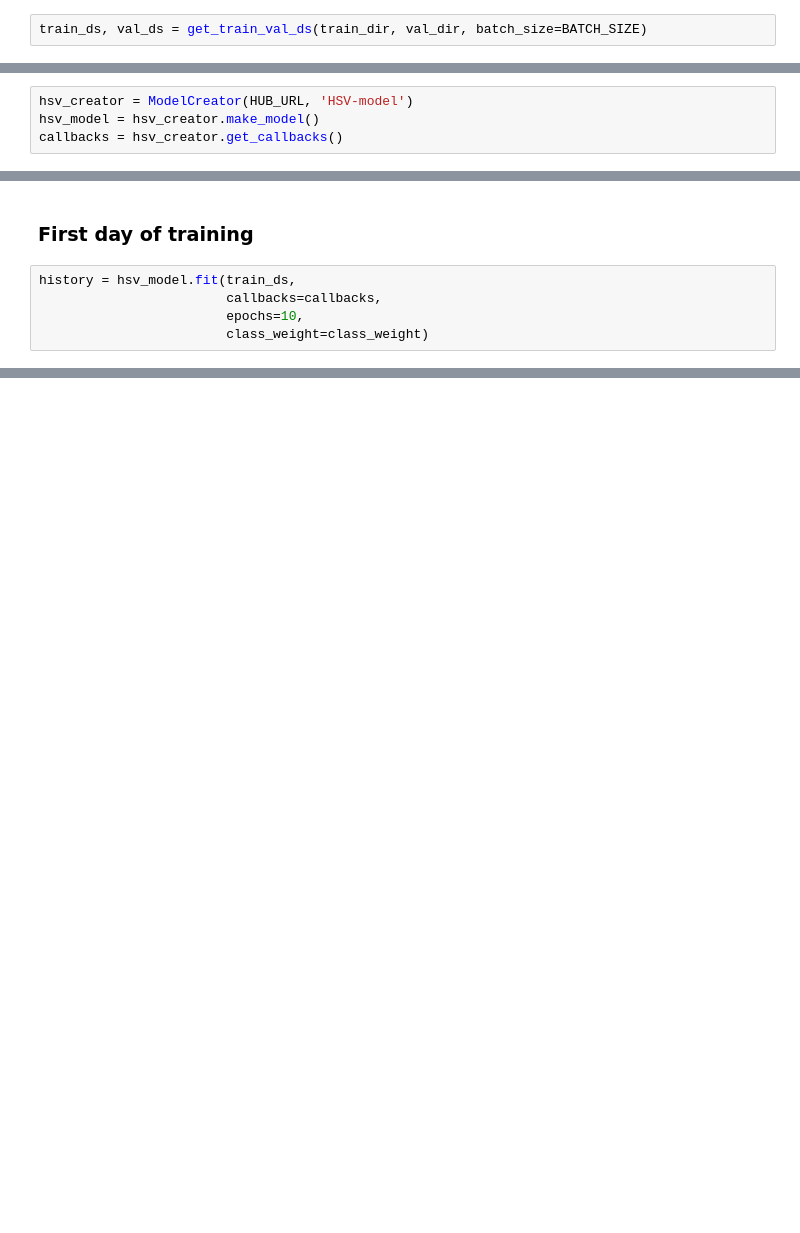
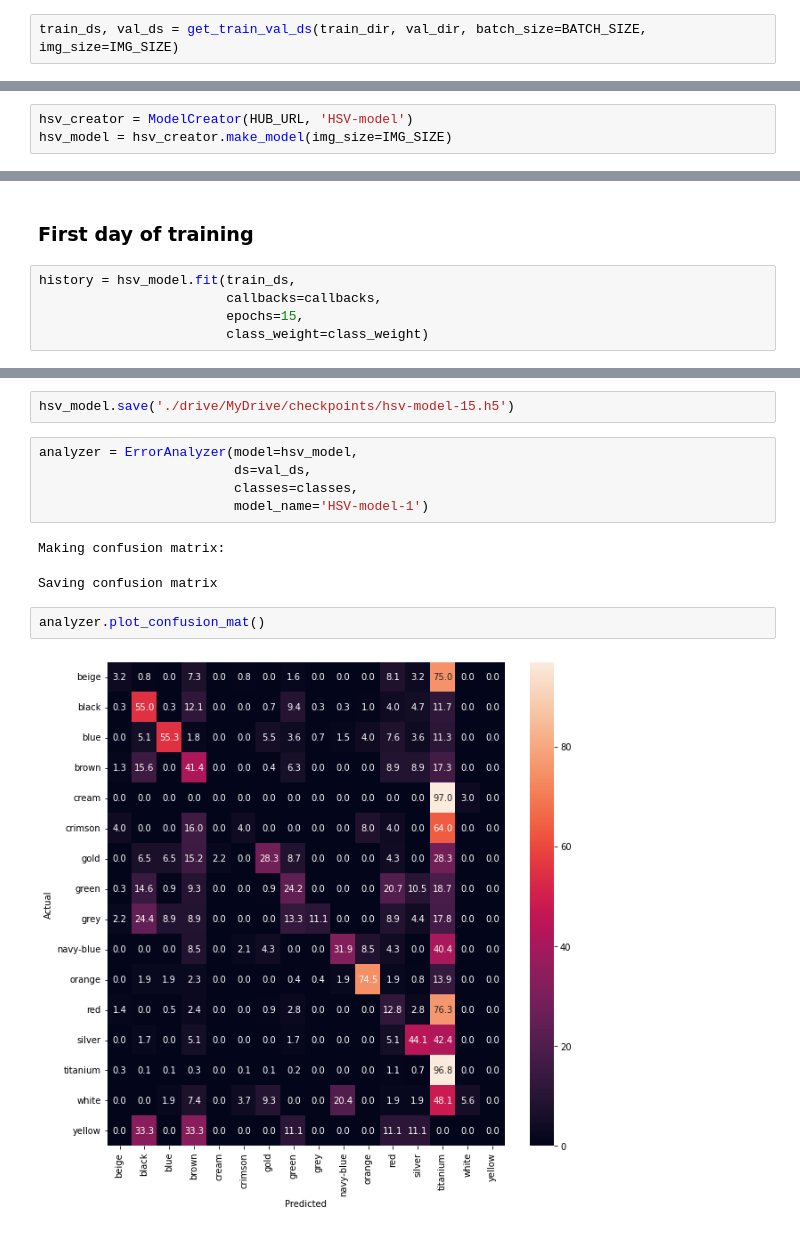
Before and after one commit to m-bashari-m/vehicle-color-recognition, a Jupyter notebook: src/hsv-model.ipynb, the cells around one changed output, grey strips where cells are left out. Saved outputs shown, nothing was run; the diff lists cells and outputs as text; blank space fills up the shorter version.

```diff
--- a/src/hsv-model.ipynb
+++ b/src/hsv-model.ipynb
@@ -40,7 +40,7 @@ dataset_dir = os.path.join('drive', 'MyDrive', 'cars')
 train_dir = os.path.join(dataset_dir, 'train')
 val_dir = os.path.join(dataset_dir, 'val')
 # %%
-train_ds, val_ds = get_train_val_ds(train_dir, val_dir, batch_size=BATCH_SIZE)
+train_ds, val_ds = get_train_val_ds(train_dir, val_dir, batch_size=BATCH_SIZE, img_size=IMG_SIZE)
 # %% [output]
 Found 16580 files belonging to 16 classes.
 Found 3510 files belonging to 16 classes.
@@ -60,8 +60,7 @@ val_ds = (
     prefetch(AUTOTUNE))
 # %%
 hsv_creator = ModelCreator(HUB_URL, 'HSV-model')
-hsv_model = hsv_creator.make_model()
-callbacks = hsv_creator.get_callbacks()
+hsv_model = hsv_creator.make_model(img_size=IMG_SIZE)
 # %% [output]
 Model: "HSV-model"
 _________________________________________________________________
@@ -85,6 +86,6 @@ _________________________________________________________________
 # %%
 history = hsv_model.fit(train_ds,
                         callbacks=callbacks,
-                        epochs=10,
+                        epochs=15,
                         class_weight=class_weight)
 # %% [output]
@@ -91,0 +109,14 @@ Epoch 1/10
+# %%
+hsv_model.save('./drive/MyDrive/checkpoints/hsv-model-15.h5')
+# %%
+analyzer = ErrorAnalyzer(model=hsv_model,
+                         ds=val_ds,
+                         classes=classes,
+                         model_name='HSV-model-1')
+# %% [output]
+Making confusion matrix:
+Saving confusion matrix
+# %%
+analyzer.plot_confusion_mat()
+# %% [output]
+[figure, added]
```
Also changed, not shown: parts of 14 cells of this notebook.
